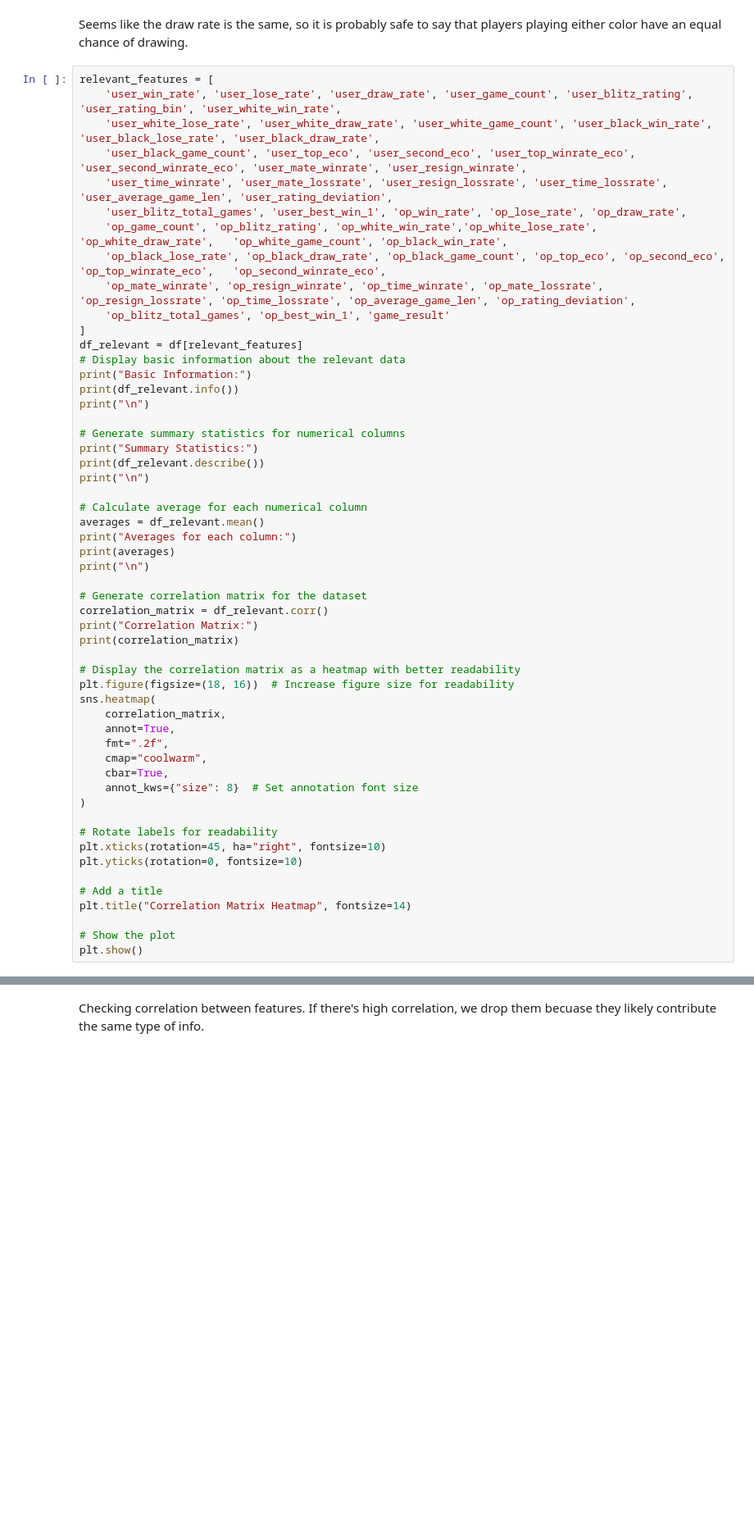
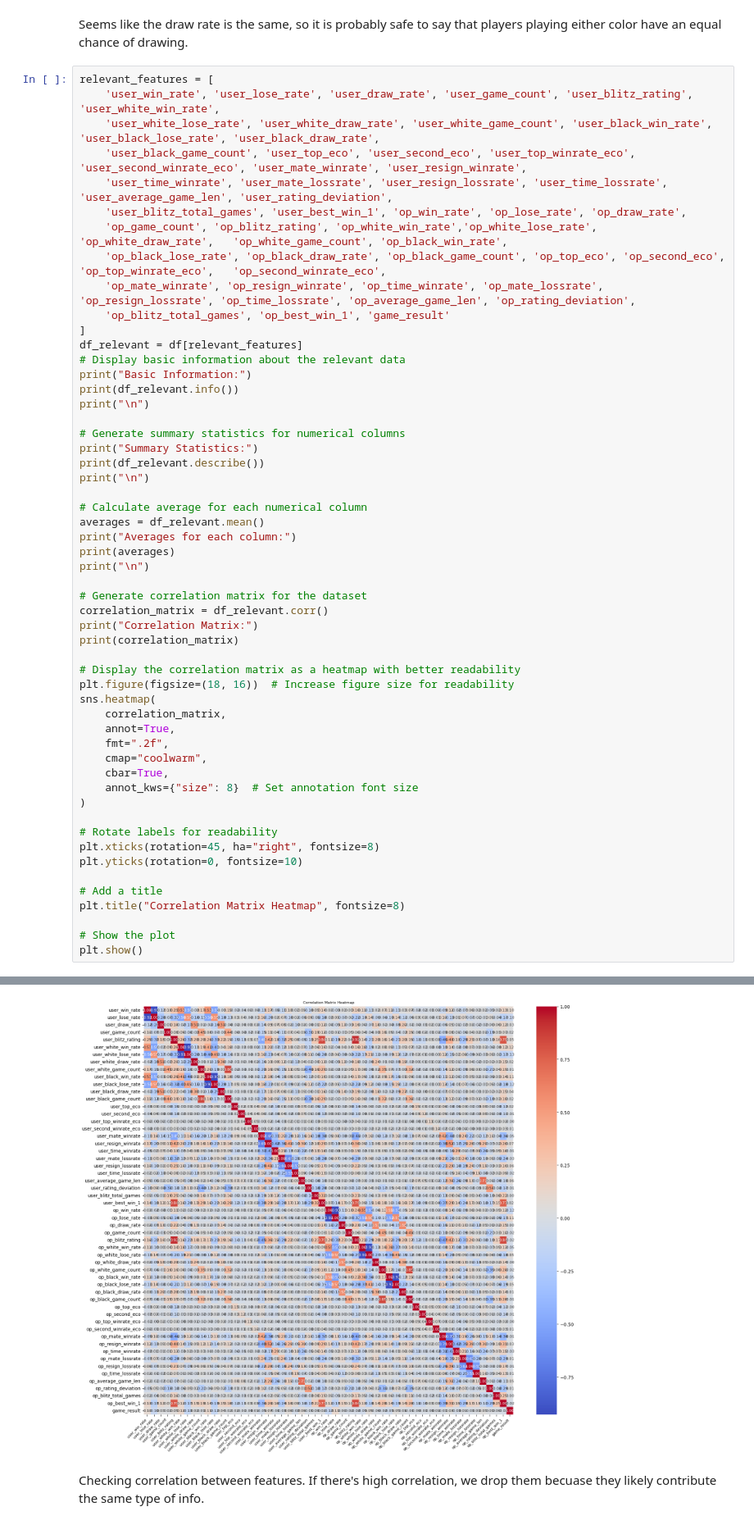
Before and after one commit to KaiSolter/cs506_final_project, a Jupyter notebook: midtermProgress/submissionLABEL.ipynb, the cells around one changed output, grey strips where cells are left out. Shown at 82% size. Cells and saved outputs as stored; diff of their text form; blank space fills up the shorter version.

```diff
--- a/midtermProgress/submissionLABEL.ipynb
+++ b/midtermProgress/submissionLABEL.ipynb
@@ -335,7 +335,7 @@ plt.show()
 Seems like the draw rate is the same, so it is probably safe to say that players playing either color have an equal chance of drawing.
 # %%
 relevant_features = [
-    'user_win_rate', 'user_lose_rate', 'user_draw_rate', 'user_game_count', 'user_blitz_rating', 'user_rating_bin', 'user_white_win_rate',
+    'user_win_rate', 'user_lose_rate', 'user_draw_rate', 'user_game_count', 'user_blitz_rating', 'user_white_win_rate',
     'user_white_lose_rate',	'user_white_draw_rate',	'user_white_game_count', 'user_black_win_rate',	'user_black_lose_rate',	'user_black_draw_rate',
     'user_black_game_count', 'user_top_eco', 'user_second_eco', 'user_top_winrate_eco', 'user_second_winrate_eco', 'user_mate_winrate',	'user_resign_winrate',
     'user_time_winrate', 'user_mate_lossrate', 'user_resign_lossrate', 'user_time_lossrate', 'user_average_game_len', 'user_rating_deviation',
@@ -379,11 +379,11 @@ sns.heatmap(
 )
 
 # Rotate labels for readability
-plt.xticks(rotation=45, ha="right", fontsize=10)
+plt.xticks(rotation=45, ha="right", fontsize=8)
 plt.yticks(rotation=0, fontsize=10)
 
 # Add a title
-plt.title("Correlation Matrix Heatmap", fontsize=14)
+plt.title("Correlation Matrix Heatmap", fontsize=8)
 
 # Show the plot
 plt.show()
@@ -392,3 +408,4 @@ KeyError: "['user_highest_blitz_opponent_rating', 'user_total_games_played', 'op
+[figure, added]
 # %% [markdown]
 Checking correlation between features. If there's high correlation, we drop them becuase they likely contribute the same type of info.
 # %% [markdown]
```
Also changed, not shown: parts of 4 cells of this notebook.
